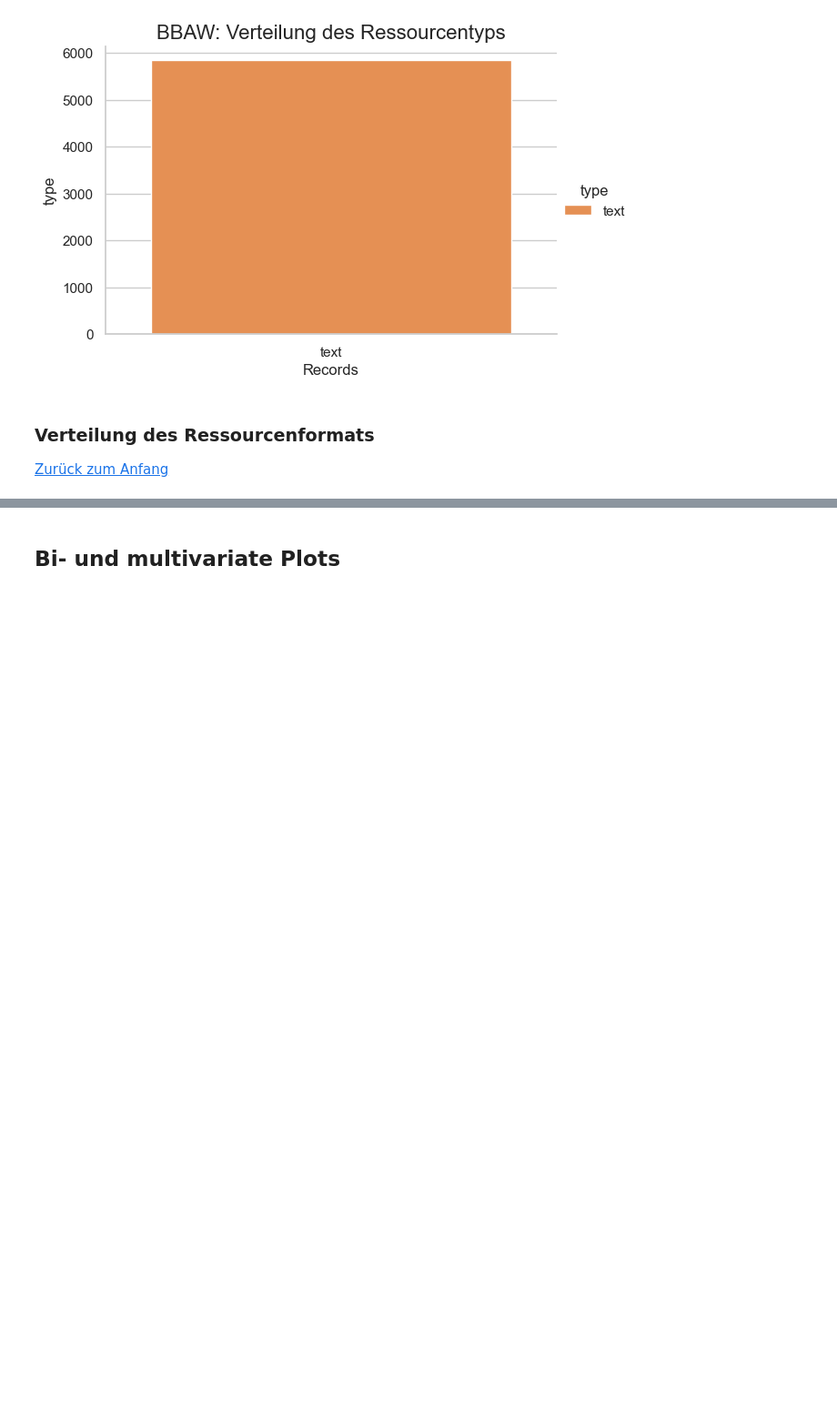
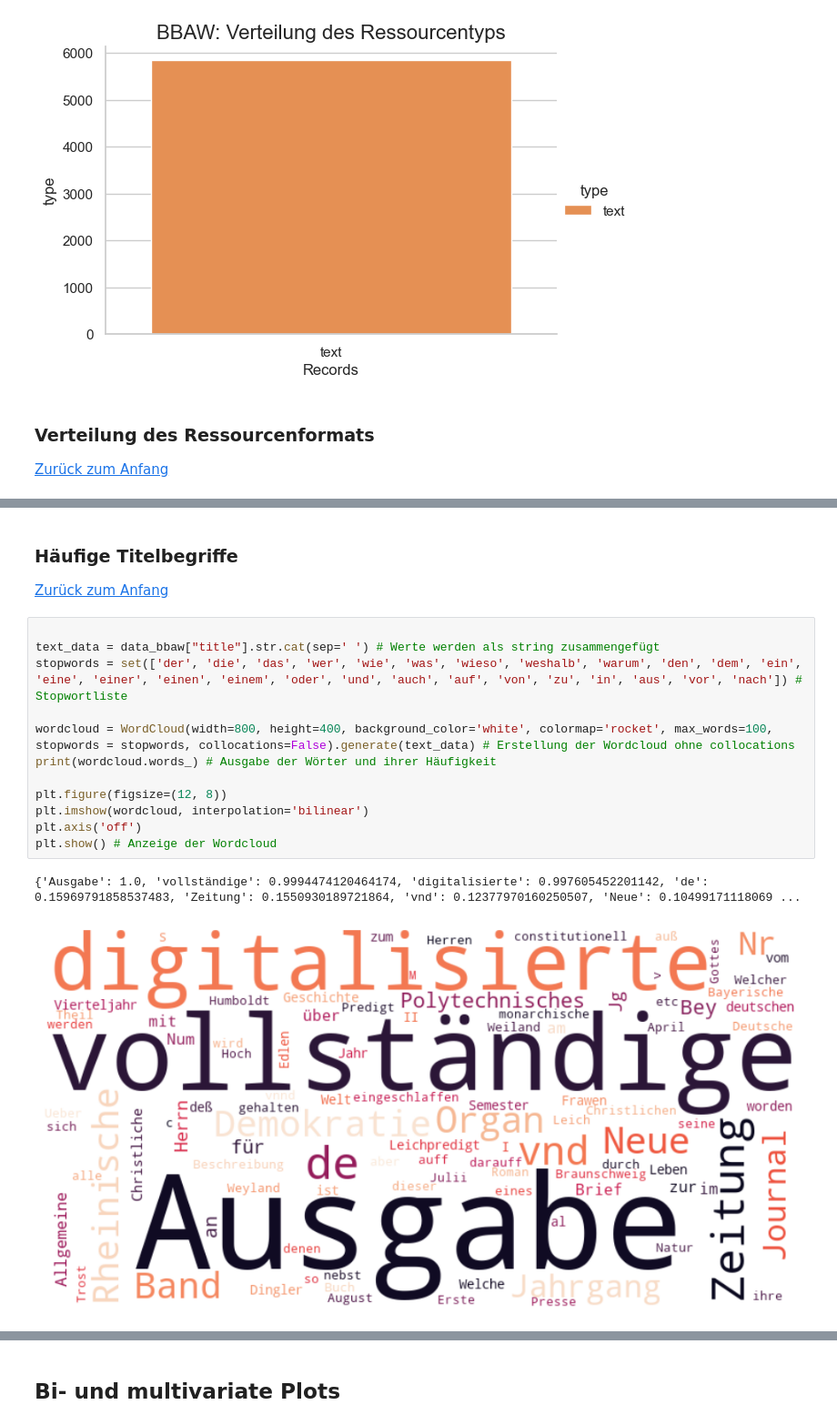
Before and after one commit to MarieMaurerDDM/research_data_repositories, a Jupyter notebook: src/visualizations/visuals_data_bbaw.ipynb, the cells around one changed output, grey strips where cells are left out. Shown at 91% size. Saved outputs shown, nothing was run; the diff lists cells and outputs as text; blank space fills up the shorter version.

```diff
--- a/src/visualizations/visuals_data_bbaw.ipynb
+++ b/src/visualizations/visuals_data_bbaw.ipynb
@@ -328,0 +242,20 @@ plt.show()
+# %% [markdown]
+<a id="3.1"></a>
+### Häufige Titelbegriffe
+
+[Zurück zum Anfang](#0)
+# %%
+
+text_data = data_bbaw["title"].str.cat(sep=' ') # Werte werden als string zusammengefügt
+stopwords = set(['der', 'die', 'das', 'wer', 'wie', 'was', 'wieso', 'weshalb', 'warum', 'den', 'dem', 'ein', 'eine', 'einer', 'einen', 'einem', 'oder', 'und', 'auch', 'auf', 'von', 'zu', 'in', 'aus', 'vor', 'nach']) # Stopwortliste
+
+wordcloud = WordCloud(width=800, height=400, background_color='white', colormap='rocket', max_words=100, stopwords = stopwords, collocations=False).generate(text_data) # Erstellung der Wordcloud ohne collocations
+print(wordcloud.words_) # Ausgabe der Wörter und ihrer Häufigkeit
+
+plt.figure(figsize=(12, 8))
+plt.imshow(wordcloud, interpolation='bilinear')
+plt.axis('off')
+plt.show() # Anzeige der Wordcloud
+# %% [output]
+{'Ausgabe': 1.0, 'vollständige': 0.9994474120464174, 'digitalisierte': 0.997605452201142, 'de': 0.15969791858537483, 'Zeitung': 0.1550930189721864, 'vnd': 0.12377970160250507, 'Neue': 0.10499171118069 ...
+[figure, added]
```
Also changed, not shown: parts of 19 cells of this notebook, 2 other files.
